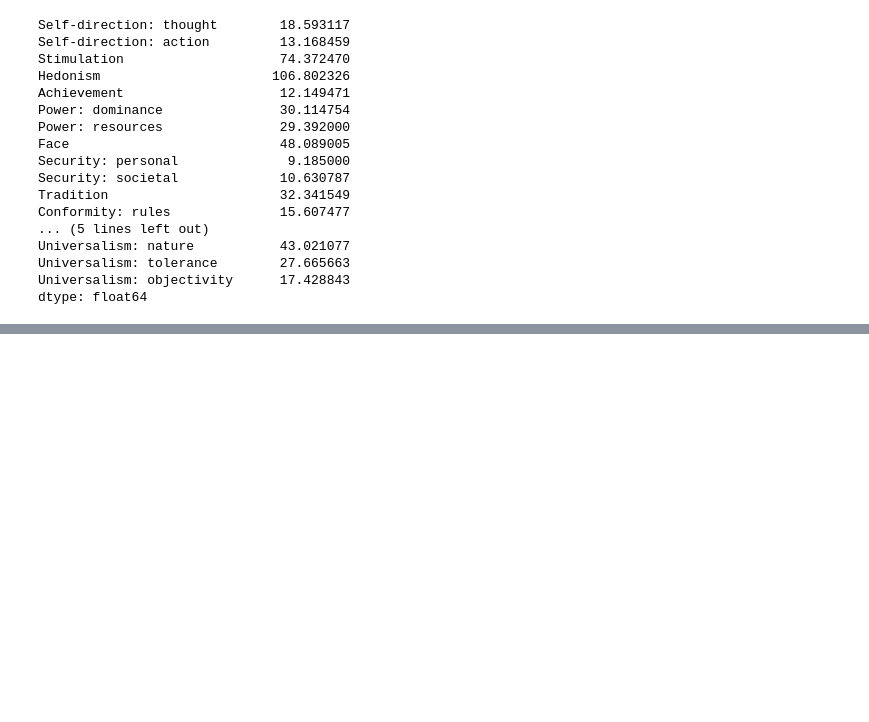
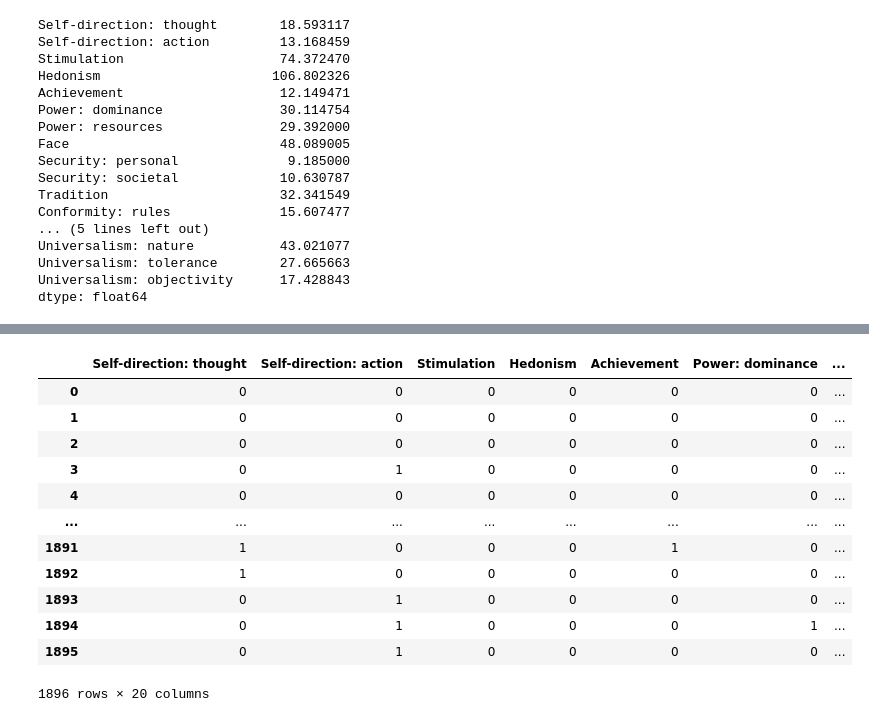
Before and after one commit to pavankandru/values, a Jupyter notebook: predictions.ipynb, the cells around one changed output, grey strips where cells are left out. Saved outputs shown, nothing was run; the diff lists cells and outputs as text; code cells hidden in the pictures; blank space fills up the shorter version.

```diff
--- a/predictions.ipynb
+++ b/predictions.ipynb
@@ -63,0 +96,26 @@ dtype: float64
+# %%
+df = df[df.columns.difference(['Argument ID'])]
+a= df[['Self-direction','Power','Security','Conformity','Benevolence','Universalism']]
+# b = df[df.columns.difference(['Self-direction','Power','Security','Conformity','Benevolence','Universalism'])]
+b = df[['Self-direction: thought', 'Self-direction: action',
+       'Stimulation', 'Hedonism', 'Achievement', 'Power: dominance',
+       'Power: resources', 'Face', 'Security: personal', 'Security: societal',
+       'Tradition', 'Conformity: rules', 'Conformity: interpersonal',
+       'Humility', 'Benevolence: caring', 'Benevolence: dependability',
+       'Universalism: concern', 'Universalism: nature',
+       'Universalism: tolerance', 'Universalism: objectivity']]
+b
+# %% [output]
+|  | Self-direction: thought | Self-direction: action | Stimulation | Hedonism | Achievement | Power: dominance | ... |
+| 0 | 0 | 0 | 0 | 0 | 0 | 0 | ... |
+| 1 | 0 | 0 | 0 | 0 | 0 | 0 | ... |
+| 2 | 0 | 0 | 0 | 0 | 0 | 0 | ... |
+| 3 | 0 | 1 | 0 | 0 | 0 | 0 | ... |
+| 4 | 0 | 0 | 0 | 0 | 0 | 0 | ... |
+| ... | ... | ... | ... | ... | ... | ... | ... |
+| 1891 | 1 | 0 | 0 | 0 | 1 | 0 | ... |
+| 1892 | 1 | 0 | 0 | 0 | 0 | 0 | ... |
+| 1893 | 0 | 1 | 0 | 0 | 0 | 0 | ... |
+| 1894 | 0 | 1 | 0 | 0 | 0 | 1 | ... |
+| 1895 | 0 | 1 | 0 | 0 | 0 | 0 | ... |
+1896 rows × 20 columns
```
Also changed, not shown: parts of 8 cells of this notebook, 3 other files.
